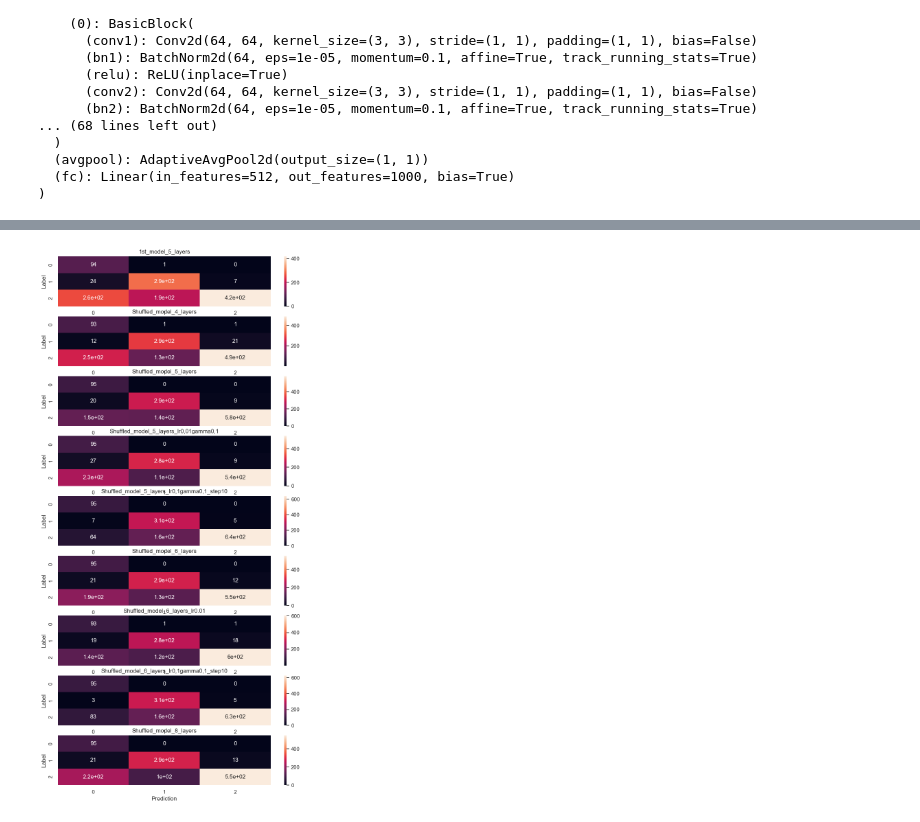
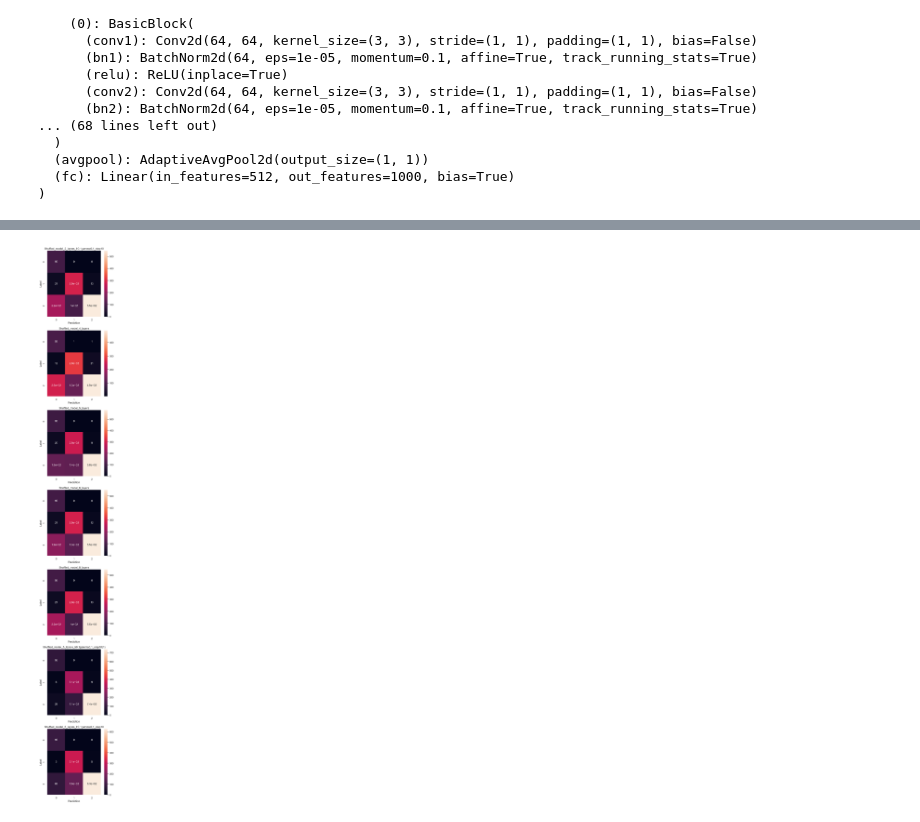
Before and after one commit to Sesha130795/COVID_PneumoniaDetection, a Jupyter notebook: Notebook.ipynb, the cells around one changed output, grey strips where cells are left out. Cells and saved outputs as stored; diff of their text form; code cells hidden in the pictures.

```diff
--- a/Notebook.ipynb
+++ b/Notebook.ipynb
@@ -15,2 +21,7 @@ import seaborn as sns
 # %%
-root_path = Path('Data')
+root_path = Path('Data/train')
+labels = []
+for folders in root_path.glob('*'):
+    for label in folders.glob('*'):
+        labels.append(folders.parts[-1])
+print(np.unique(np.array(labels), return_counts=True))
@@ -74,9 +102,8 @@ mean, std = 0.4920391255128484, 0.23256543325130302
 # %%
+train_path = Path('Data/train/COVID19/')
 fig, ax = plt.subplots(1,2)
 n = 0
 for i in list(train_path.glob('*')):
-    im = load(i)
-    print(im.shape[0]*im.shape[1])
     ax[n].imshow(im, cmap = 'bone')
     n+=1
     if n==2:
@@ -326,27 +359,25 @@ for e in tqdm(range(epochs)):
             print(f'Epoch,batch: {e,b} Loss:{loss.item()} Accuracy: {train_batch_corr/((b+1)*len(y_train))}')
 
     lr_scheduler.step()
-    Train_Accuracy.append(train_batch_corr/((b+1)* len(train_loader)))
     train_losses.append(loss.item())
+    Train_Accuracy.append(train_batch_corr/(len(train_data)))
+    print(f'Epoch: {e}  Train Accuracy: {train_batch_corr/(len(train_data))}')
+
 
     print('**************************Validation Results*********************************')
     with torch.no_grad():
         val_batch_corr = 0
-        val_loss = 0
 
         for b_t, (X_test, y_test) in tqdm(enumerate(val_loader), total = len(val_loader)):
 
             val_pred = new_model(X_test.float().to(device[0]))
             vloss= criterion(val_pred.cpu(), y_test)
-            # val_loss+=loss.item()
             val_batch_corr+= torch.sum(torch.argmax(val_pred.cpu(), dim=1)==y_test).item()
             if b_t % 50 ==0:
 
                 print(f'Epoch,batch: {e,b_t} Loss:{vloss.item()} Accuracy: {val_batch_corr/((b_t+1)*len(y_test))}')
-    val_losses.append(vloss.item())
-    Val_Accuracy.append(val_batch_corr/((b+1)*len(val_loader)))
-    # plt.plot(range(e+1), Train_Accuracy)
-    # plt.plot(range(e+1), Val_Accuracy)
-    # plt.show()
+        val_losses.append(vloss.item())
+        Val_Accuracy.append(val_batch_corr/(len(val_data)))
+        print(f'Epoch: {e}  Val Accuracy: {val_batch_corr/(len(val_data))}')
 # %% [output]
 **************************Training Results*********************************
@@ -424,8 +461,20 @@ F1_score: 0.6987230777740479
 # %%
 def results(model, data_loader,*model_state_dicts):
+    '''
+    Plots the confusion matrix of the given model and state dictioanries
 
+    Returns: Dictionary of Metrics of models with pprovided model_staate_dicts
+
+    Arguments:
+
+    model: Model of class torch.nn.Module
+
+    data_loader: DataLoader of class torch.utils.data.DataLoader
+
+    model_state_dicts: *args of Paths of stored state dictionaries of trained parameters
+    '''
     sns.set()
-    fig, ax = plt.subplots(len(model_state_dicts),1, figsize = (10,20))
+    fig, ax = plt.subplots(len(model_state_dicts),1, figsize = (5, 5*len(model_state_dicts)))
     models_results = dict.fromkeys(model_state_dicts)
     device= ['cuda:0' if torch.cuda.is_available() == True else 'cpu']
 
@@ -478,4 +527,5 @@ def results(model, data_loader,*model_state_dicts):
         ax[index].set_ylabel('Label')
         # print(f'Acc:{acc_score}\nPrecision: {precision_score}\nRecall: {recall_score}\nF1_score: {f1_score}')
         models_results[state_dict] = {'Accuracy':acc_score, 'Precision':precision_score, 'Recall':recall_score, 'F1 Score': f1_score, 'Confusion_Matrix':cf}
+    fig.tight_layout()
     return models_results
@@ -482,9 +534,11 @@ def results(model, data_loader,*model_state_dicts):
 # %%
 from pathlib import Path
 model = ResNet(1,3,)
-res = results(new_model, val_loader,'1st_model_5_layers', 'Shuffled_model_4_layers','Shuffled_model_5_layers','Shuffled_model_5_layers_lr0,01gamma0,1','Shuffled_model_5_layers_lr0,1gamma0,1_step10','Shuffled_model_6_layers','Shuffled_model_6_layers_lr0.01','Shuffled_model_6_layers_lr0,1gamma0,1_step10', 'Shuffled_model_8_layers')
+res = results(new_model, val_loader,'Shuffled_model_2_layers_lr0,1gamma0,1_step10',
+              'Shuffled_model_4_layers','Shuffled_model_5_layers', 'Shuffled_model_6_layers','Shuffled_model_8_layers',
+              'Shuffled_model_5_layers_lr0,1gamma0,1_step10(1)','Shuffled_model_6_layers_lr0,1gamma0,1_step10')
 # %% [output]
-[figure, old version]
+[figure, new version]
 # %%
 res
 # %% [output]
```
Also changed, not shown: parts of 41 cells of this notebook.
